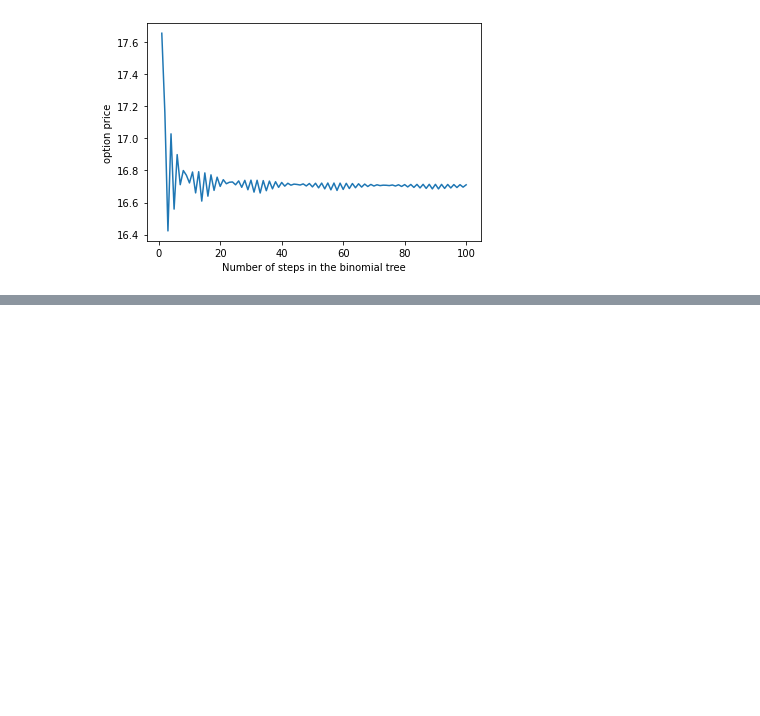
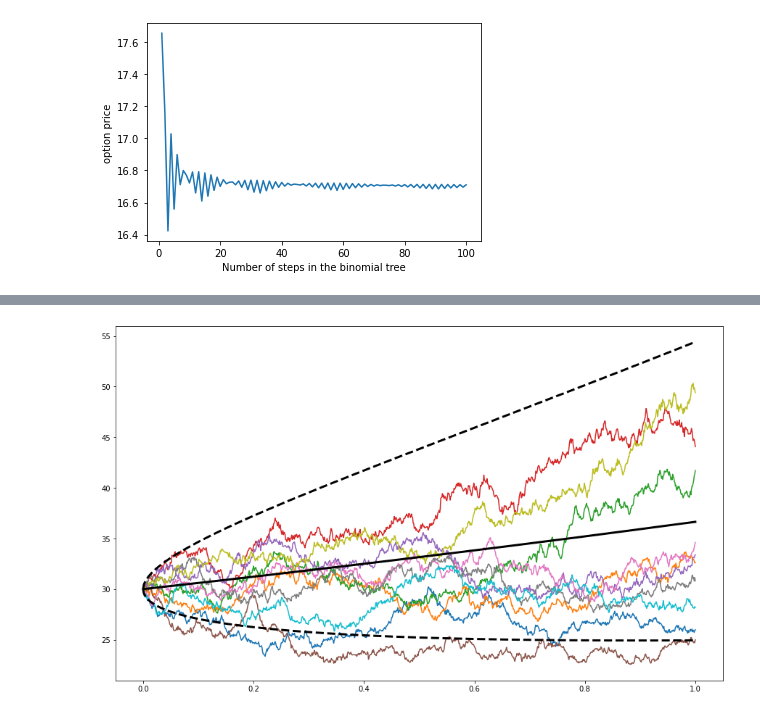
Before and after one commit to gusamarante/QuantFin, a Jupyter notebook: quantfin_examples.ipynb, the cells around one changed output, grey strips where cells are left out. Saved outputs shown, nothing was run; the diff lists cells and outputs as text; code cells hidden in the pictures; blank space fills up the shorter version.

```diff
--- a/quantfin_examples.ipynb
+++ b/quantfin_examples.ipynb
@@ -106,0 +161,10 @@ plt.show()
+# %%
+diff = Diffusion(T=1, n=1000, k=10, initial_price=30, process_type='gbm', drift=0.2, diffusion=0.2)
+
+diff.simulated_trajectories.plot(legend=None, figsize=(15, 9))
+diff.theoretical_mean.plot(legend=None, color='black', linewidth=3)
+diff.ci_lower.plot(legend=None, color='black', linewidth=3, linestyle='--')
+diff.ci_upper.plot(legend=None, color='black', linewidth=3, linestyle='--')
+plt.show()
+# %% [output]
+[figure, added]
```
Also changed, not shown: parts of 10 cells of this notebook, 2 other files.
